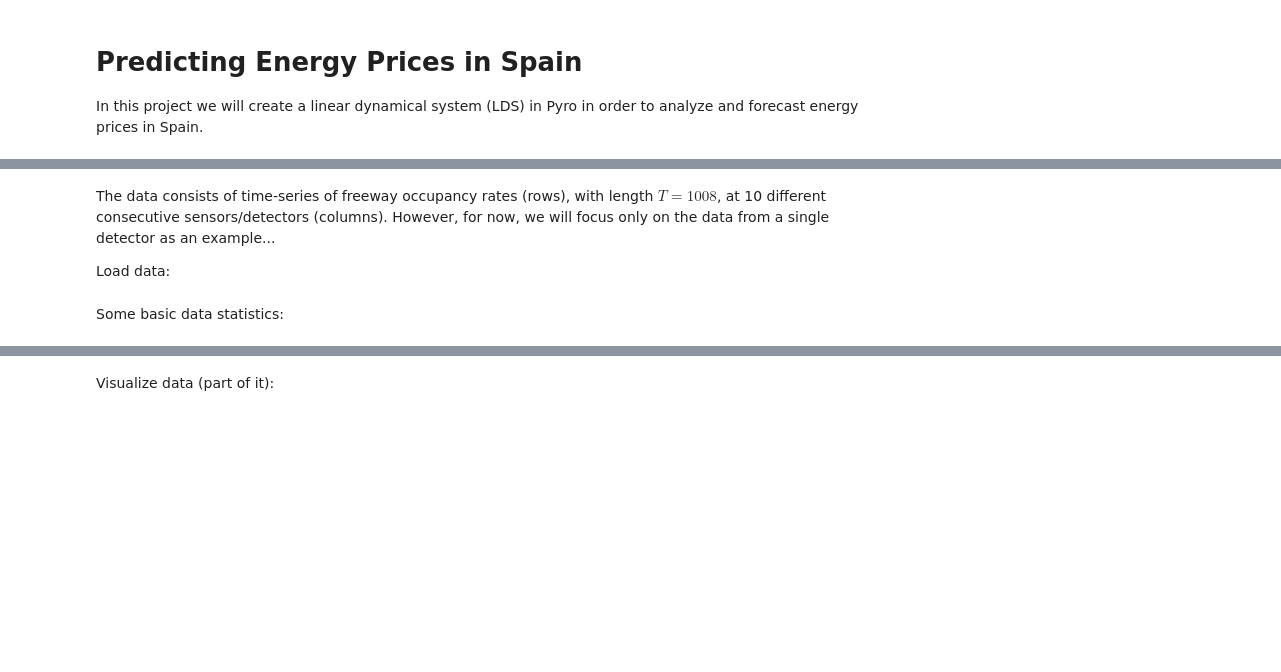
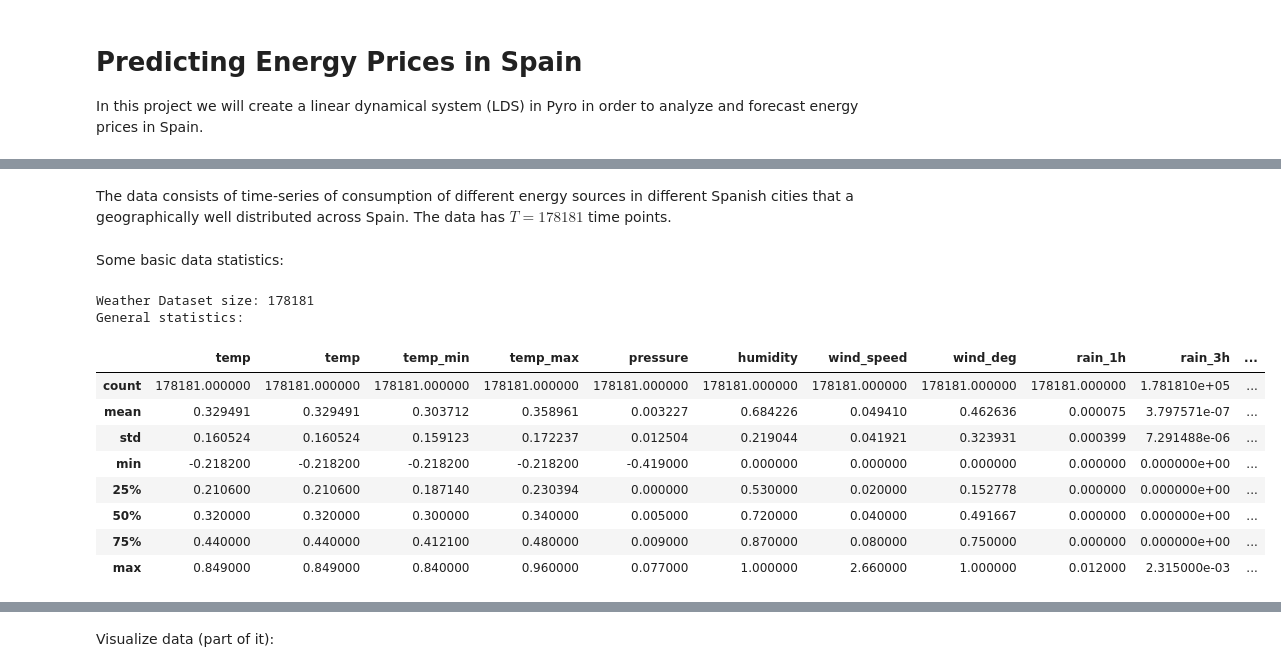
Before and after one commit to wdmdev/42186-MBML-Project, a Jupyter notebook: notebook_william.ipynb, the cells around one changed output, grey strips where cells are left out. Drawn from its saved outputs; the diff is of its cells as text; code cells hidden in the pictures; blank space fills up the shorter version.

```diff
--- a/notebook_william.ipynb
+++ b/notebook_william.ipynb
@@ -35,7 +50,2 @@ Error:
-# %% [markdown]
-The data consists of time-series of freeway occupancy rates (rows), with length $T=1008$, at 10 different consecutive sensors/detectors (columns). However, for now, we will focus only on the data from a single detector as an example...
-
-Load data:
-# %%
-df = pd.read_csv("http://mlsm.man.dtu.dk/mbml/PeMS_sample.csv")
-df.head()
+# %% [markdown]
+The data consists of time-series of consumption of different energy sources in different Spanish cities that a geographically well distributed across Spain. The data has $T = 178181$ time points.
@@ -42,6 +94,18 @@ df.head()
 # %% [markdown]
 Some basic data statistics:
 # %%
-print("Dataset size:", len(df))
+print("Weather Dataset size:", len(X_W))
 print("General statistics:")
-df.describe()
+X_W.describe()
+# %% [output]
+Weather Dataset size: 178181
+General statistics:
+|  | temp | temp | temp_min | temp_max | pressure | humidity | wind_speed | wind_deg | rain_1h | rain_3h | ... |
+| count | 178181.000000 | 178181.000000 | 178181.000000 | 178181.000000 | 178181.000000 | 178181.000000 | 178181.000000 | 178181.000000 | 178181.000000 | 1.781810e+05 | ... |
+| mean | 0.329491 | 0.329491 | 0.303712 | 0.358961 | 0.003227 | 0.684226 | 0.049410 | 0.462636 | 0.000075 | 3.797571e-07 | ... |
+| std | 0.160524 | 0.160524 | 0.159123 | 0.172237 | 0.012504 | 0.219044 | 0.041921 | 0.323931 | 0.000399 | 7.291488e-06 | ... |
+| min | -0.218200 | -0.218200 | -0.218200 | -0.218200 | -0.419000 | 0.000000 | 0.000000 | 0.000000 | 0.000000 | 0.000000e+00 | ... |
+| 25% | 0.210600 | 0.210600 | 0.187140 | 0.230394 | 0.000000 | 0.530000 | 0.020000 | 0.152778 | 0.000000 | 0.000000e+00 | ... |
+| 50% | 0.320000 | 0.320000 | 0.300000 | 0.340000 | 0.005000 | 0.720000 | 0.040000 | 0.491667 | 0.000000 | 0.000000e+00 | ... |
+| 75% | 0.440000 | 0.440000 | 0.412100 | 0.480000 | 0.009000 | 0.870000 | 0.080000 | 0.750000 | 0.000000 | 0.000000e+00 | ... |
+| max | 0.849000 | 0.849000 | 0.840000 | 0.960000 | 0.077000 | 1.000000 | 2.660000 | 1.000000 | 0.012000 | 2.315000e-03 | ... |
```
Also changed, not shown: parts of 11 cells of this notebook.
